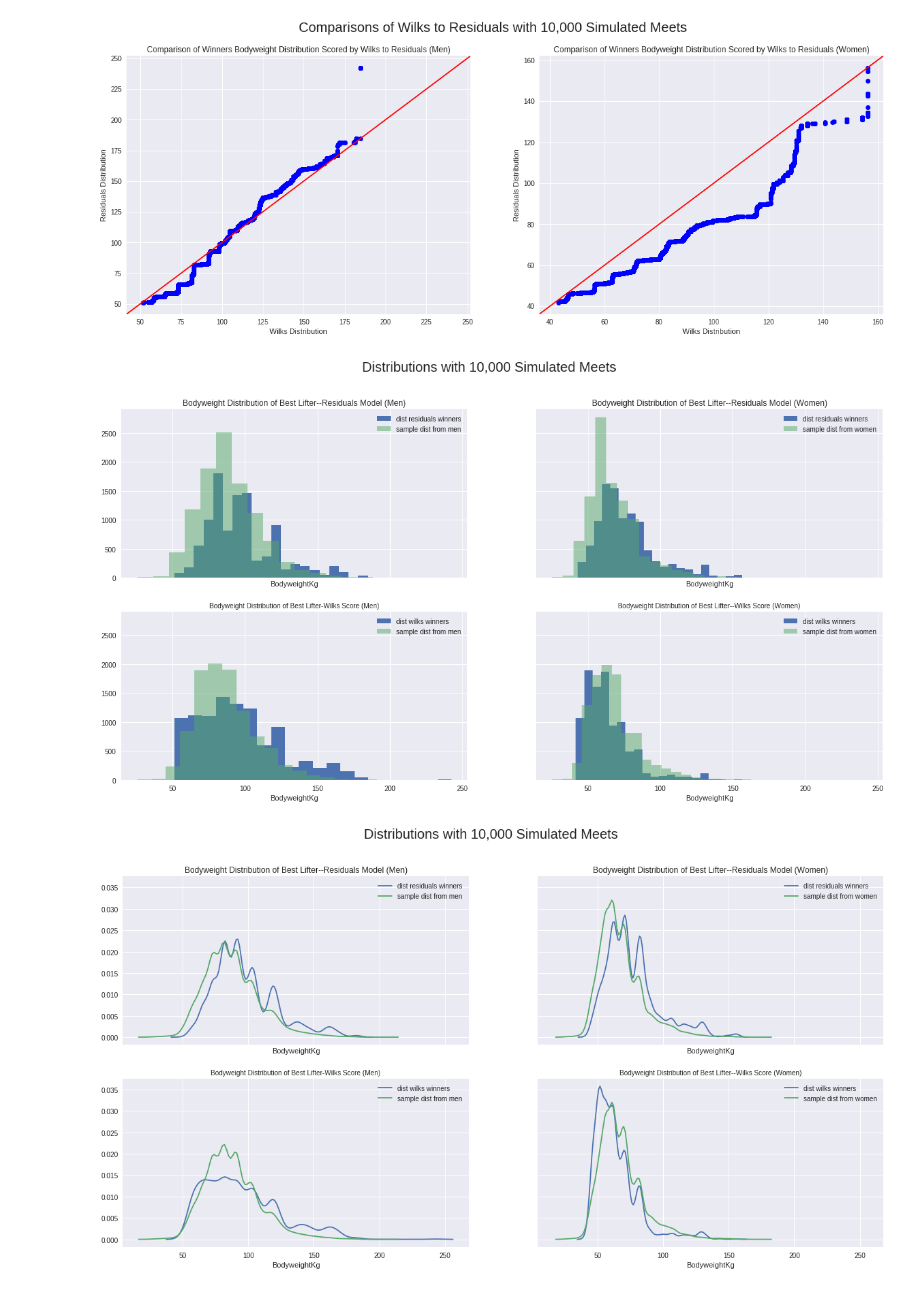
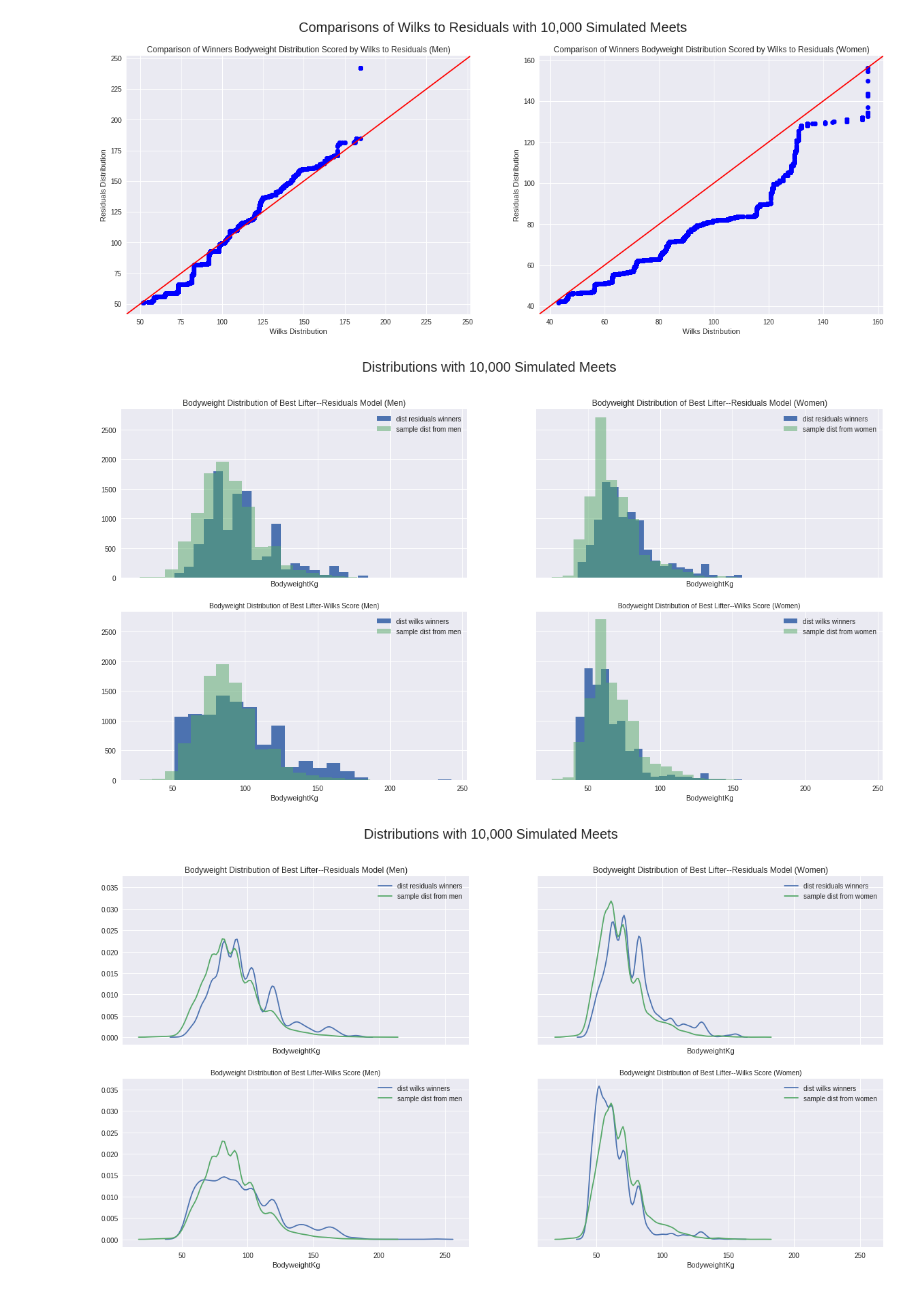
Before and after one commit to sophia-zohar/powerlifting_capstone, a Jupyter notebook: Part 3-Modeling.ipynb, the cells around one changed output. Saved outputs shown, nothing was run; the diff lists cells and outputs as text; code cells hidden in the pictures.

```diff
--- a/Part 3-Modeling.ipynb
+++ b/Part 3-Modeling.ipynb
@@ -584,6 +599,9 @@ best_lifter_df_m = pd.DataFrame(best_lifter_dic_m).T
 best_lifter_df_w = pd.DataFrame(best_lifter_dic_w).T
 best_lifter_df_w_wilks = pd.DataFrame(best_lifter_dic_w_wilks).T
 best_lifter_df_m_wilks = pd.DataFrame(best_lifter_dic_m_wilks).T
+# %%
+men_sample = men.sample(10000)
+women_sample = women.sample(10000)
 # %%
 # plot data
 from statsmodels.graphics.gofplots import qqplot_2samples
@@ -628,34 +646,34 @@ plt.show()
 # %%
 fig, axes = plt.subplots(nrows=2, ncols=2, figsize=(20, 10), sharex=True, sharey=True)
 fig.suptitle('Distributions with 10,000 Simulated Meets', fontsize=20)
 a = best_lifter_df_m['BodyweightKg'].hist(ax=axes[0][0], bins=20, label='dist residuals winners')
-a = men.sample(10000)['BodyweightKg'].hist(ax=axes[0][0], bins=20, label='sample dist from men', alpha=.5)
+a = men_sample['BodyweightKg'].hist(ax=axes[0][0], bins=20, label='sample dist from men', alpha=.5)
 a.legend()
 axes[0][0].set_xlabel('BodyweightKg')
 axes[0][0].set_title('Bodyweight Distribution of Best Lifter--Residuals Model (Men)')
 
 b = best_lifter_df_w['BodyweightKg'].hist(ax=axes[0][1], bins=20, label='dist residuals winners')
-b = women.sample(10000)['BodyweightKg'].hist(ax=axes[0][1], bins=20, label='sample dist from women', alpha=.5)
+b = women_sample['BodyweightKg'].hist(ax=axes[0][1], bins=20, label='sample dist from women', alpha=.5)
 b.legend()
 axes[0][1].set_xlabel('BodyweightKg')
 axes[0][1].set_title('Bodyweight Distribution of Best Lifter--Residuals Model (Women)')
 
 c = best_lifter_df_m_wilks['BodyweightKg'].hist(bins= 20, ax=axes[1][0], label='dist wilks winners')
-c = men['BodyweightKg'].sample(10000).hist(bins= 20, ax=axes[1][0], alpha=.5, label='sample dist from men')
+c = men_sample['BodyweightKg'].hist(bins= 20, ax=axes[1][0], alpha=.5, label='sample dist from men')
 c.legend()
 axes[1][0].set_xlabel('BodyweightKg')
 axes[1][0].set_title('Bodyweight Distribution of Best Lifter-Wilks Score (Men)', fontsize=10)
 
 d = best_lifter_df_w_wilks['BodyweightKg'].hist(bins= 20, ax=axes[1][1], label='dist wilks winners')
-d = women['BodyweightKg'].sample(10000).hist(bins= 20, ax=axes[1][1], label='sample dist from women', alpha=.5)
+d = women_sample['BodyweightKg'].hist(bins= 20, ax=axes[1][1], label='sample dist from women', alpha=.5)
 d.legend()
 axes[1][1].set_xlabel('BodyweightKg')
 axes[1][1].set_title('Bodyweight Distribution of Best Lifter--Wilks Score (Women)', fontsize=10)
 
 
 plt.show()
 # %% [output]
-[figure, old version]
+[figure, new version]
 # %%
 fig, axes = plt.subplots(nrows=2, ncols=2, figsize=(20, 10), sharex=True, sharey=True)
 fig.suptitle('Distributions with 10,000 Simulated Meets', fontsize=20)
```
Also changed, not shown: parts of 13 cells of this notebook, 41 other files.
